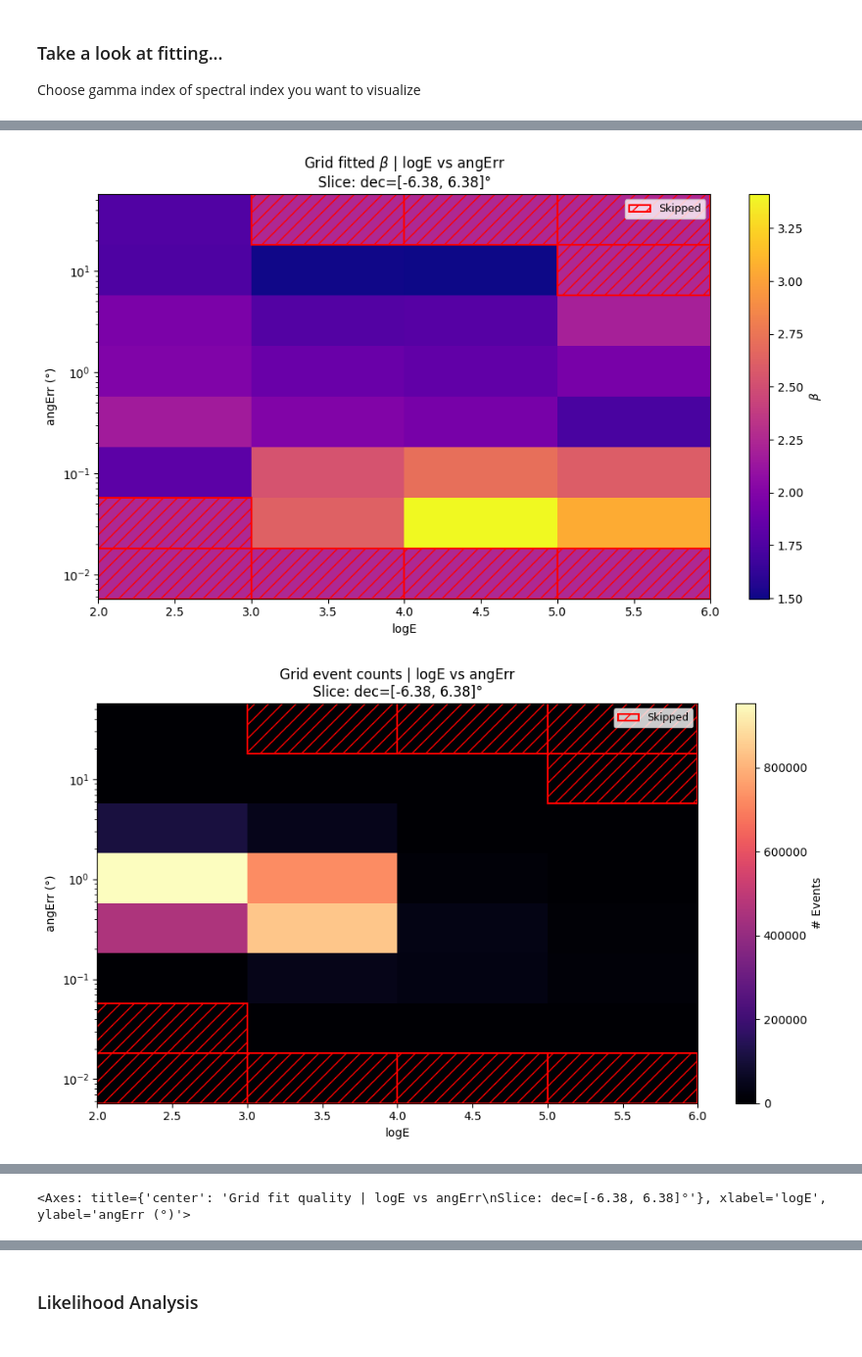
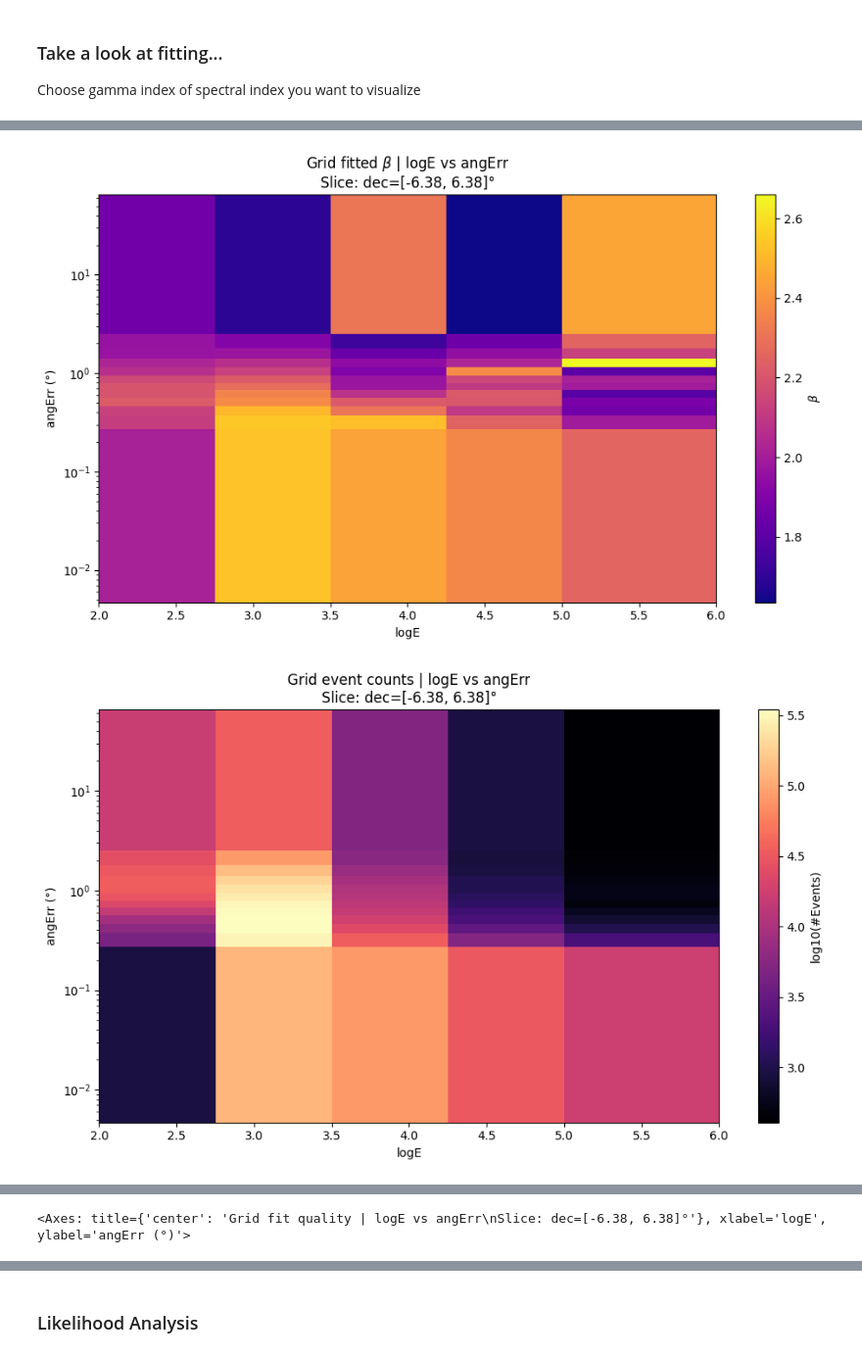
Before and after one commit to ElseSchnabele/kingmaker_fitting_parallization, a Jupyter notebook: likelihood_analysis/notebooks/setup_wrapper.ipynb, the cells around one changed output, grey strips where cells are left out. Shown at 98% size. Drawn from its saved outputs; the diff is of its cells as text; code cells hidden in the pictures.

Commit message:
KM-1-2 Conduct Rayleigh vs. King comparison and binning optimization

```diff
--- a/likelihood_analysis/notebooks/setup_wrapper.ipynb
+++ b/likelihood_analysis/notebooks/setup_wrapper.ipynb
@@ -98,9 +88,9 @@ We start with custom bin edges for now. maybe we can use those bin edges later a
 We will see...
 # %%
 parametrization_bins = {
-    'logE':  np.array([2, 3, 4, 5, 6]), #  energy bins from 100 GeV to 1 PeV
+    'logE':  np.array([2, 2.75, 3.5, 4.25, 5., 6.0]), #  energy bins from 100 GeV to 1 PeV
     'dec': np.arcsin(np.linspace(-1, 1, 10)),  #  10 equal bins in sin_dec
-    'angErr': np.logspace(-4, 0, 9) #try out angular error bins which with log spacing from 10^-4 to 1 rad
+    'angErr': 12
 
 }
 # %% [markdown]
@@ -144,0 +135,5 @@ fplt.plot_fit_quality_hist(fit_parameters= fit_parameters, gamma_idx= gamma_idx)
+# %%
+fit_parameters["fit_rms"] =  compute_cdf_rms_fit_quality(fit_parameters= fit_parameters,
+                                              king_pdf = king_wrapper.king_pdf,
+                                              gamma_idx= gamma_idx,
+                                              minimum_counts= minimum_counts)
@@ -144,0 +160,4 @@ fplt.plot_fit_quality_hist(fit_parameters= fit_parameters, gamma_idx= gamma_idx)
+# %%
+fplt.plot_fit_quality_hist(fit_parameters, gamma_idx, quality_key="fit_rms", range_max=0.05)
+fplt.plot_fit_quality_vs_counts(fit_parameters,gamma_idx, quality_key="fit_rms")
+fplt.plot_fit_quality_vs_normalized_bin_volume(fit_parameters, gamma_idx, quality_key="fit_rms")
@@ -154,7 +215,8 @@ hidden_slices = {"angErr": angerr_idx}
 alpha_vals = fit_parameters["alpha"][gamma_idx]
 beta_vals = fit_parameters["beta"][gamma_idx]
 event_counts = fit_parameters["event_counts"][gamma_idx]
-fit_quality = fit_parameters["fit_quality"][gamma_idx]
+fit_quality_chi2 = fit_parameters["fit_quality"][gamma_idx]
+fit_quality_rms = fit_parameters["fit_rms"][gamma_idx]
 # %%
 fplt.plot_grid_fit_2d(
     fit_parameters,
@@ -256,10 +323,10 @@ fplt.plot_grid_fit_2d(
     y_name="angErr",
     values=event_counts,
     title="Grid event counts | logE vs angErr",
-    cbar_label="# Events",
+    cbar_label="log10(#Events)",
     cmap="magma",
     y_to_degrees=True,
-    log_values=False,
+    log_values=True,
     log_y_scale=True,
     hidden_slices=hidden_slices,
 )
@@ -268,7 +335,7 @@ fplt.plot_grid_fit_2d(
     fit_parameters,
     x_name="logE",
     y_name="angErr",
-    values=fit_quality,
+    values=fit_quality_chi2,
     title="Grid fit quality | logE vs angErr",
     cbar_label="Log10($\\chi^2$)",
     cmap="cividis",
@@ -277,4 +344,17 @@ fplt.plot_grid_fit_2d(
     log_y_scale=True,
     hidden_slices=hidden_slices,
 )
+fplt.plot_grid_fit_2d(
+    fit_parameters,
+    x_name="logE",
+    y_name="angErr",
+    values=fit_quality_rms,
+    title="Grid fit quality | logE vs angErr",
+    cbar_label="Log10(RMS)",
+    cmap="cividis",
+    y_to_degrees=True,
+    log_values=True,
+    log_y_scale=True,
+    hidden_slices=hidden_slices,
+)
 # %% [output]
@@ -282,2 +362,2 @@ fplt.plot_grid_fit_2d(
-[figure, old version]
+[figure, new version]
-[figure, old version]
+[figure, new version]
```
Also changed, not shown: parts of 21 cells of this notebook, 9 other files.
